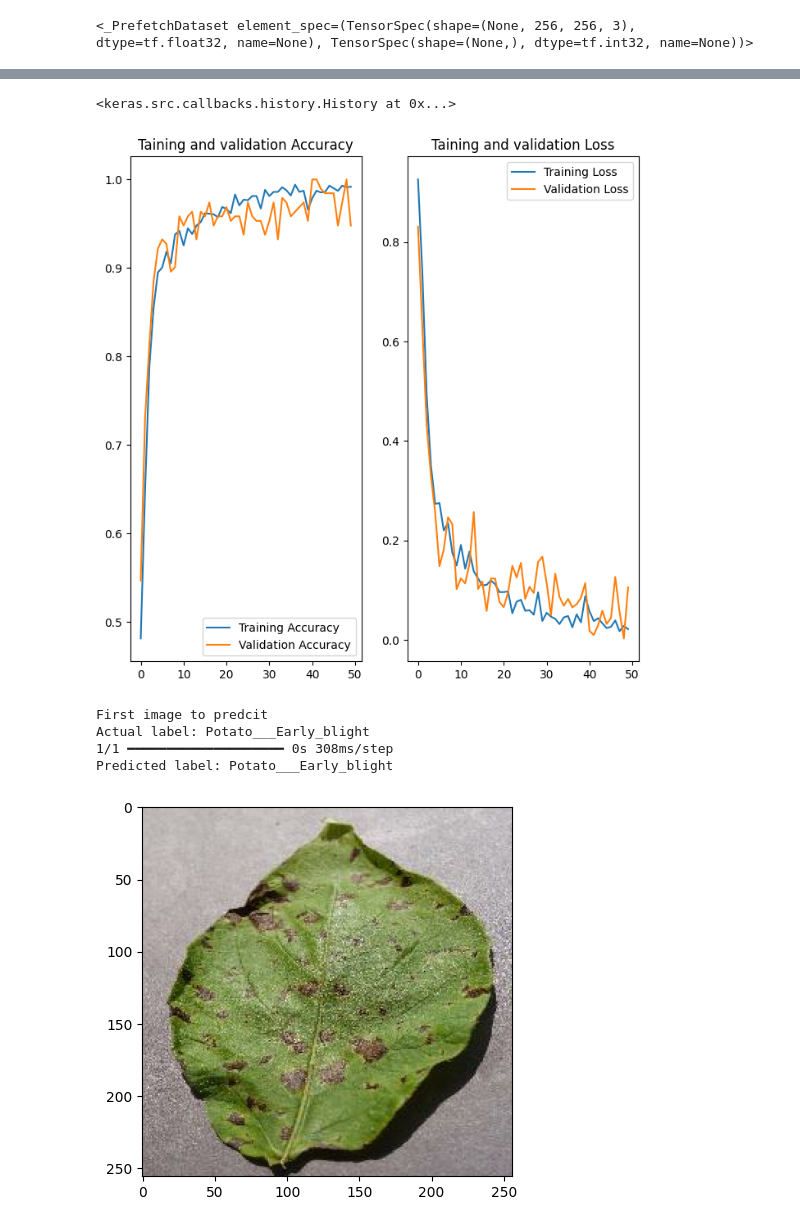
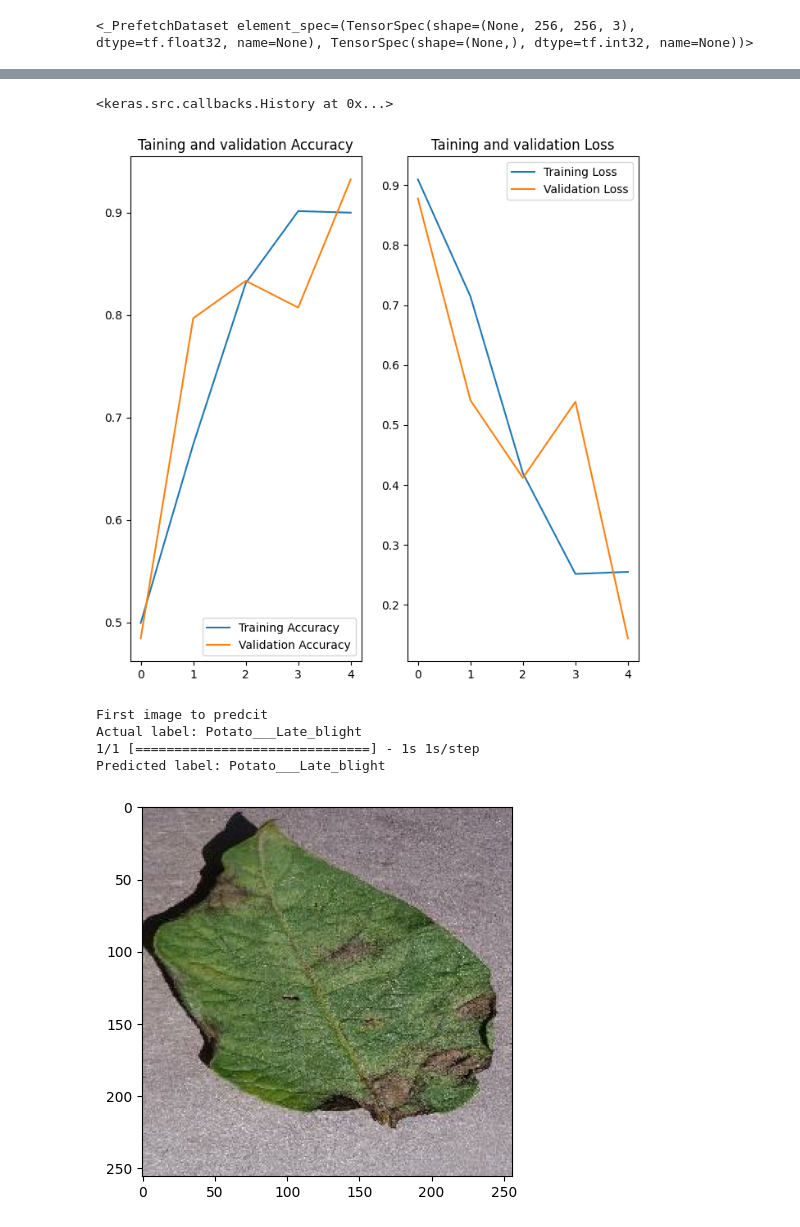
Before and after one commit to Keshav-spec/Potato_Disease, a Jupyter notebook: traning/traning.ipynb, the cells around one changed output, grey strips where cells are left out. Saved outputs shown, nothing was run; the diff lists cells and outputs as text; code cells hidden in the pictures.

```diff
--- a/traning/traning.ipynb
+++ b/traning/traning.ipynb
@@ -142,7 +144,7 @@ model.compile(
 # %%
 history = model.fit(
     train_ds,
-    epochs=EPOCHS,
+    epochs=5,
     batch_size=BATCH_SIZE,
     verbose=1,
     validation_data=val_ds
@@ -172,7 +171,7 @@ scores = model.evaluate(test_ds)
 # %%
 history
 # %% [output]
-<keras.src.callbacks.history.History at 0x...>
+<keras.src.callbacks.History at 0x...>
 # %%
 acc = history.history['accuracy']
 val_acc = history.history['val_accuracy']
@@ -181,7 +180,7 @@ val_loss = history.history['val_loss']
 # %%
 plt.figure(figsize=(8,8))
 plt.subplot(1,2,1)
-plt.plot(range(EPOCHS), acc, label='Training Accuracy')
+plt.plot(range(5), acc, label='Training Accuracy')
 plt.plot(range(EPOCHS), val_acc, label='Validation Accuracy')
 plt.legend(loc='lower right')
 plt.title('Taining and validation Accuracy')
@@ -193,23 +192,23 @@ plt.legend(loc='upper right')
 plt.title('Taining and validation Loss')
 plt.show()
 # %% [output]
-[figure, old version]
+[figure, new version]
 # %%
 import numpy as np
 for images_batch, labels_batch in test_ds.take(1):
     first_image = images_batch[0].numpy().astype('uint8')
     first_label = labels_batch[0].numpy()
     print("First image to predcit")
     plt.imshow(first_image)
     print("Actual label:", class_names[first_label])
-    batch_prediction = model.predict(image_batch)
+    batch_prediction = model.predict(images_batch)
     print("Predicted label:", class_names[np.argmax(batch_prediction[0])])
 # %% [output]
 First image to predcit
-Actual label: Potato___Early_blight
-1/1 ━━━━━━━━━━━━━━━━━━━━ 0s 308ms/step
-Predicted label: Potato___Early_blight
+Actual label: Potato___Late_blight
+1/1 [==============================] - 1s 1s/step
+Predicted label: Potato___Late_blight
-[figure, old version]
+[figure, new version]
 # %%
 def predict(model, img):
     img_array = tf.keras.preprocessing.image.img_to_array(images[i].numpy())
```
Also changed, not shown: parts of 10 cells of this notebook, 18 other files.
